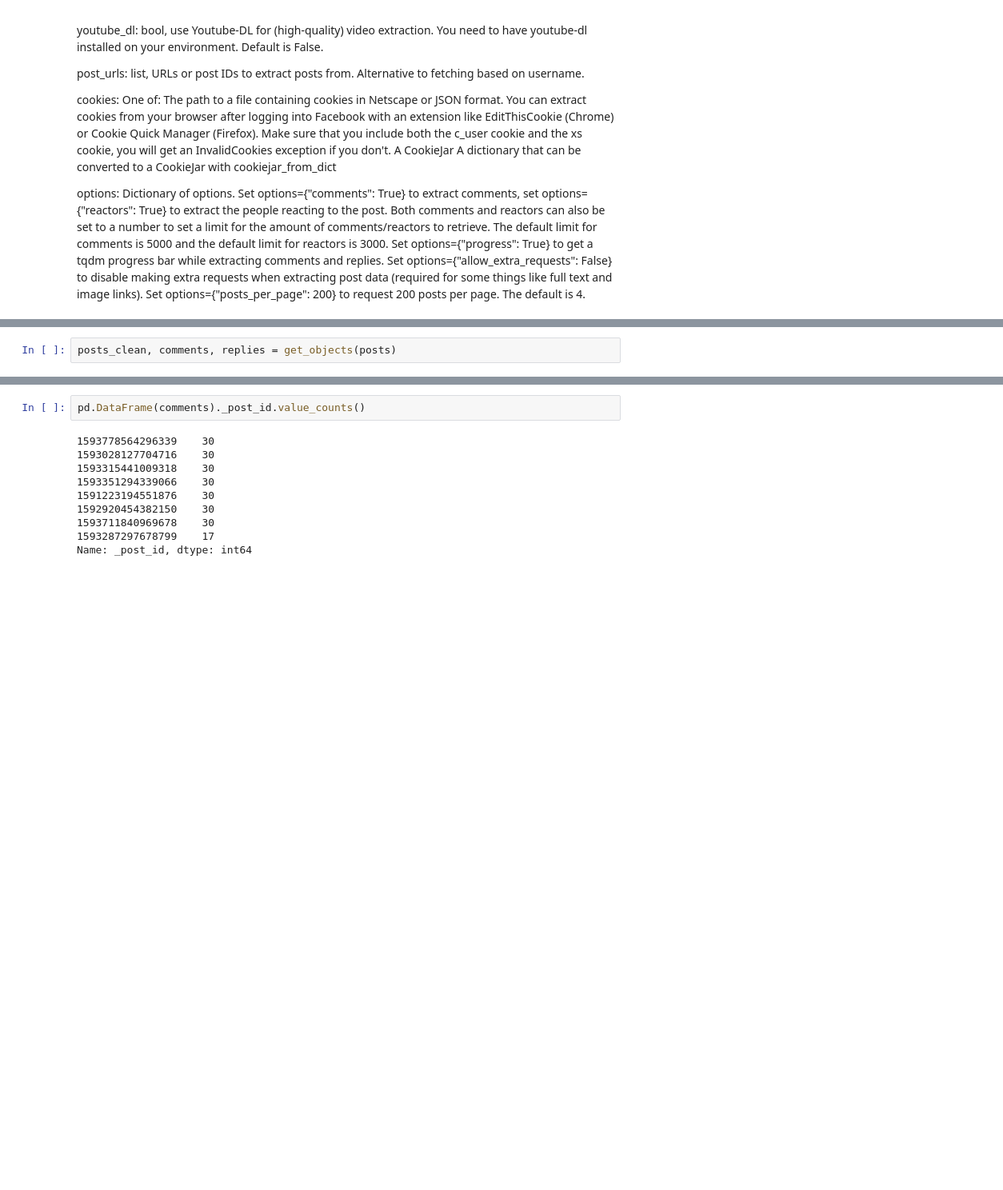
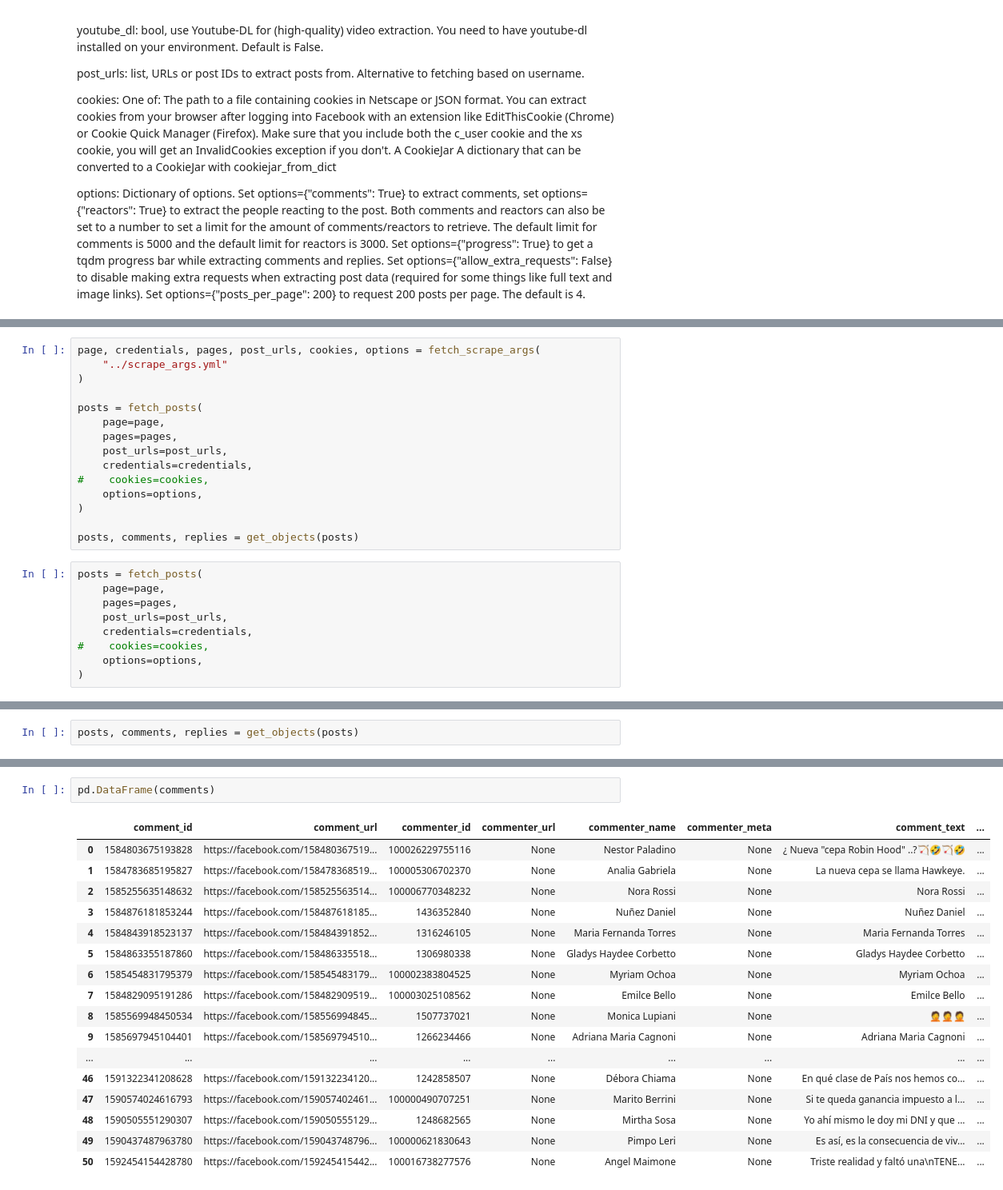
Before and after one commit to tiaqui/facebook-mongo, a Jupyter notebook: notebooks/scrape.ipynb, the cells around one changed output, grey strips where cells are left out. Shown at 80% size. Cells and saved outputs as stored; diff of their text form; blank space fills up the shorter version.

```diff
--- a/notebooks/scrape.ipynb
+++ b/notebooks/scrape.ipynb
@@ -88,0 +129,24 @@ posts = fetch_posts(page=PAGE_NAME, pages=10, options=options)
+# %%
+page, credentials, pages, post_urls, cookies, options = fetch_scrape_args(
+    "../scrape_args.yml"
+)
+
+posts = fetch_posts(
+    page=page,
+    pages=pages,
+    post_urls=post_urls,
+    credentials=credentials,
+#    cookies=cookies,
+    options=options,
+)
+
+posts, comments, replies = get_objects(posts)
+# %%
+posts = fetch_posts(
+    page=page,
+    pages=pages,
+    post_urls=post_urls,
+    credentials=credentials,
+#    cookies=cookies,
+    options=options,
+)
@@ -89,2 +155,2 @@ posts = fetch_posts(page=PAGE_NAME, pages=10, options=options)
 # %%
-posts_clean, comments, replies = get_objects(posts)
+posts, comments, replies = get_objects(posts)
@@ -91,12 +278,20 @@ posts_clean, comments, replies = get_objects(posts)
 # %%
-pd.DataFrame(comments)._post_id.value_counts()
+pd.DataFrame(comments)
 # %% [output]
-1593778564296339    30
-1593028127704716    30
-1593315441009318    30
-1593351294339066    30
-1591223194551876    30
-1592920454382150    30
-1593711840969678    30
-1593287297678799    17
-Name: _post_id, dtype: int64
+|  | comment_id | comment_url | commenter_id | commenter_url | commenter_name | commenter_meta | comment_text | ... |
+| 0 | 1584803675193828 | https://facebook.com/158480367519... | 100026229755116 | None | Nestor Paladino | None | ¿ Nueva "cepa Robin Hood" ..?🏹🤣🏹🤣 | ... |
+| 1 | 1584783685195827 | https://facebook.com/158478368519... | 100005306702370 | None | Analia Gabriela | None | La nueva cepa se llama Hawkeye. | ... |
+| 2 | 1585255635148632 | https://facebook.com/158525563514... | 100006770348232 | None | Nora Rossi | None | Nora Rossi | ... |
+| 3 | 1584876181853244 | https://facebook.com/158487618185... | 1436352840 | None | Nuñez Daniel | None | Nuñez Daniel | ... |
+| 4 | 1584843918523137 | https://facebook.com/158484391852... | 1316246105 | None | Maria Fernanda Torres | None | Maria Fernanda Torres | ... |
+| 5 | 1584863355187860 | https://facebook.com/158486335518... | 1306980338 | None | Gladys Haydee Corbetto | None | Gladys Haydee Corbetto | ... |
+| 6 | 1585454831795379 | https://facebook.com/158545483179... | 100002383804525 | None | Myriam Ochoa | None | Myriam Ochoa | ... |
+| 7 | 1584829095191286 | https://facebook.com/158482909519... | 100003025108562 | None | Emilce Bello | None | Emilce Bello | ... |
+| 8 | 1585569948450534 | https://facebook.com/158556994845... | 1507737021 | None | Monica Lupiani | None | 🤦🤦🤦 | ... |
+| 9 | 1585697945104401 | https://facebook.com/158569794510... | 1266234466 | None | Adriana Maria Cagnoni | None | Adriana Maria Cagnoni | ... |
+| ... | ... | ... | ... | ... | ... | ... | ... | ... |
+| 46 | 1591322341208628 | https://facebook.com/159132234120... | 1242858507 | None | Débora Chiama | None | En qué clase de País nos hemos co... | ... |
+| 47 | 1590574024616793 | https://facebook.com/159057402461... | 100000490707251 | None | Marito Berrini | None | Si te queda ganancia impuesto a l... | ... |
+| 48 | 1590505551290307 | https://facebook.com/159050555129... | 1248682565 | None | Mirtha Sosa | None | Yo ahí mismo le doy mi DNI y que ... | ... |
+| 49 | 1590437487963780 | https://facebook.com/159043748796... | 100000621830643 | None | Pimpo Leri | None | Es así, es la consecuencia de viv... | ... |
+| 50 | 1592454154428780 | https://facebook.com/159245415442... | 100016738277576 | None | Angel Maimone | None | Triste realidad y faltó una\nTENE... | ... |
```
Also changed, not shown: parts of 19 cells of this notebook, 4 other files.
